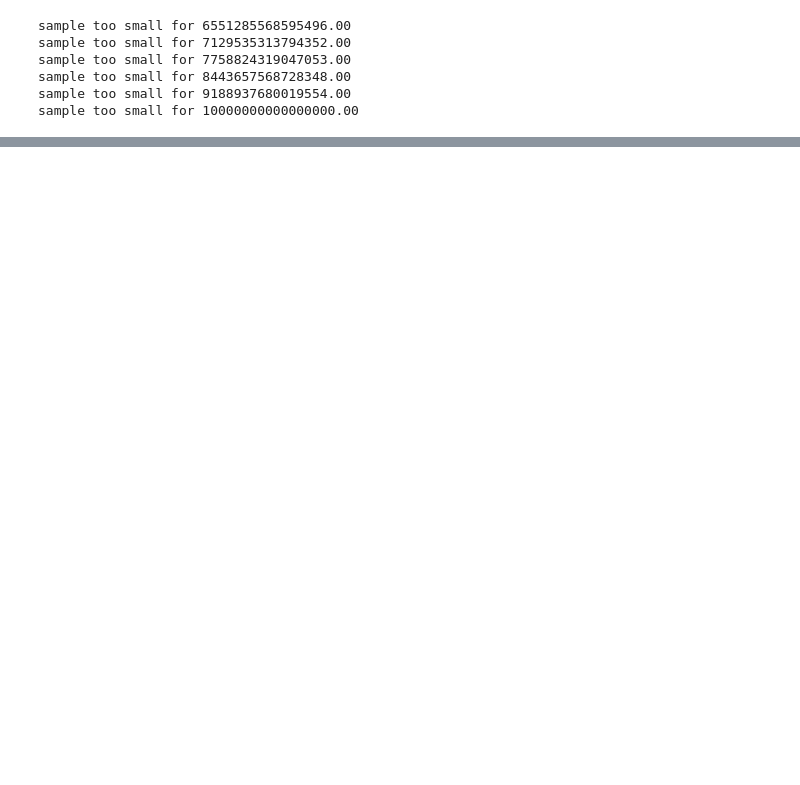
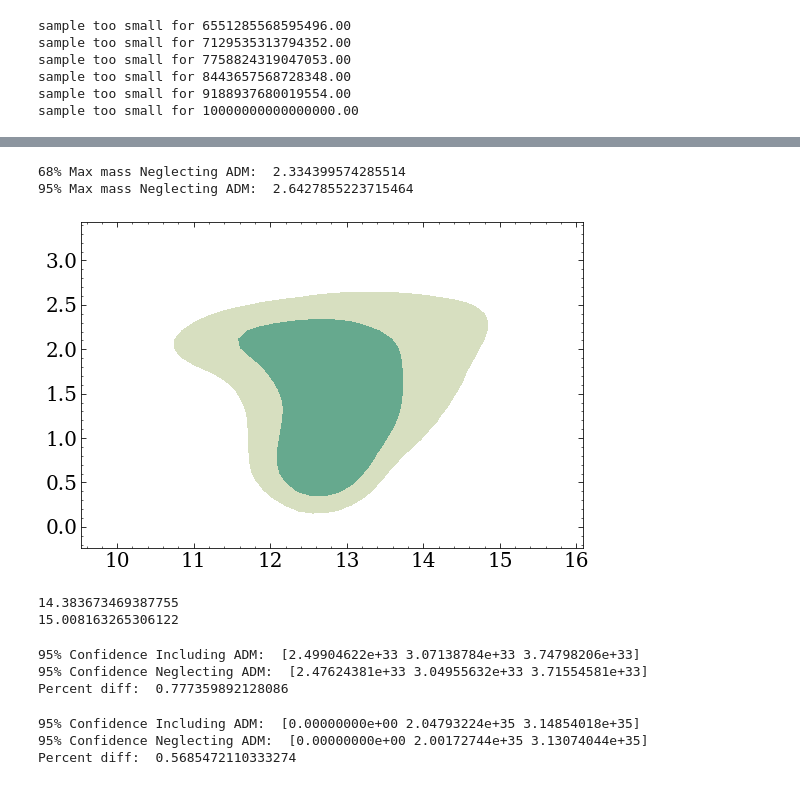
Before and after one commit to nr1118/2410.00140-repro, a Jupyter notebook: plot_routines/Figure_4.ipynb, the cells around one changed output, grey strips where cells are left out. Drawn from its saved outputs; the diff is of its cells as text; code cells hidden in the pictures; blank space fills up the shorter version.

```diff
--- a/plot_routines/Figure_4.ipynb
+++ b/plot_routines/Figure_4.ipynb
@@ -193,0 +212,24 @@ findfont: Generic family 'cursive' not found because none of the following famil
+# %%
+#Baryonic (Neglecting ADM)
+root_name_B = neglecting_adm_directory + 'NICER_REAL_BARYONIC_'
+MR_prpr_B= np.loadtxt(root_name_B + 'MR_prpr.txt')
+figure, ax = pyplot.subplots(1,1, figsize=(9,6))
+kdeb = sns.kdeplot(x = MR_prpr_B[:,1], y = MR_prpr_B[:,0], gridsize=40,bw_adjust = 1.5,
+            fill=True, ax=ax, levels=[0.05,0.32,1.],
+                alpha=1., cmap=ListedColormap(c_baryonic))
+
+pb = kdeb.collections[0].get_paths()[0]
+vb = pb.vertices
+ly_95 = max([vb[r][1] for r in range(len(vb))])
+
+pb = kdeb.collections[1].get_paths()[0]
+vb = pb.vertices
+ly_68 = max([vb[r][1] for r in range(len(vb))])
+
+
+print('68% Max mass Neglecting ADM: ',ly_68)
+print('95% Max mass Neglecting ADM: ',ly_95)
+# %% [output]
+68% Max mass Neglecting ADM:  2.334399574285514
+95% Max mass Neglecting ADM:  2.6427855223715464
+[figure, added]
@@ -193,0 +243,52 @@ findfont: Generic family 'cursive' not found because none of the following famil
+# %%
+j = 5
+k = 22
+energydensities = np.logspace(14.2, 16, 50)
+print(np.log10(energydensities[j]))
+
+print(np.log10(energydensities[k]))
+# %% [output]
+14.383673469387755
+15.008163265306122
+# %%
+ADM = corner.quantile(pressure_NICER_ADM[j], (0.05,0.5,0.95), weights=None)
+
+W_ADM = ADM[2]-ADM[0]
+
+
+noADM = corner.quantile(pressure_NICER_no_ADM[j], (0.05,0.5,0.95), weights=None)
+
+W_noADM = noADM[2]-noADM[0]
+
+print('95% Confidence Including ADM: ', ADM)
+
+print('95% Confidence Neglecting ADM: ', noADM)
+
+Percent_change_ADM = ((W_ADM-W_noADM)/W_noADM)*100
+
+print('Percent diff: ', Percent_change_ADM)
+# %% [output]
+95% Confidence Including ADM:  [2.49904622e+33 3.07138784e+33 3.74798206e+33]
+95% Confidence Neglecting ADM:  [2.47624381e+33 3.04955632e+33 3.71554581e+33]
+Percent diff:  0.777359892128086
+# %%
+ADM = corner.quantile(pressure_NICER_ADM[k], (0.05,0.5,0.95), weights=None)
+
+W_ADM = ADM[2]-ADM[0]
+
+
+noADM = corner.quantile(pressure_NICER_no_ADM[k], (0.05,0.5,0.95), weights=None)
+
+W_noADM = noADM[2]-noADM[0]
+
+print('95% Confidence Including ADM: ', ADM)
+
+print('95% Confidence Neglecting ADM: ', noADM)
+
+Percent_change_ADM = ((W_ADM-W_noADM)/W_noADM)*100
+
+print('Percent diff: ', Percent_change_ADM)
+# %% [output]
+95% Confidence Including ADM:  [0.00000000e+00 2.04793224e+35 3.14854018e+35]
+95% Confidence Neglecting ADM:  [0.00000000e+00 2.00172744e+35 3.13074044e+35]
+Percent diff:  0.5685472110333274
```
Also changed, not shown: parts of 5 cells of this notebook, 46 other files.
